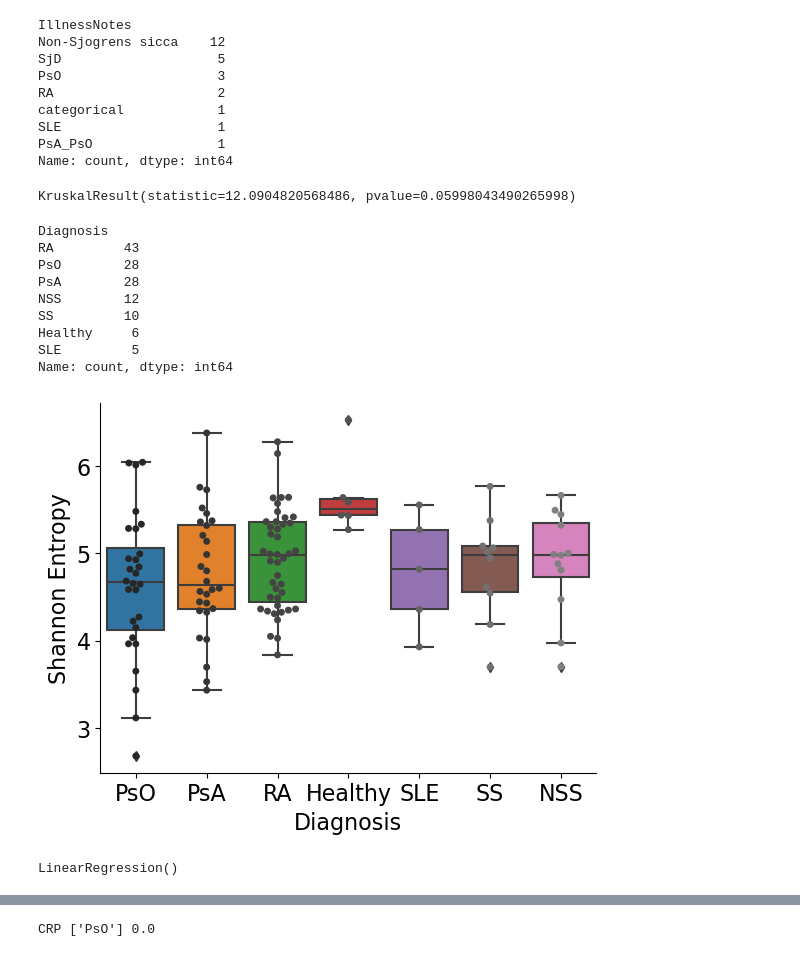
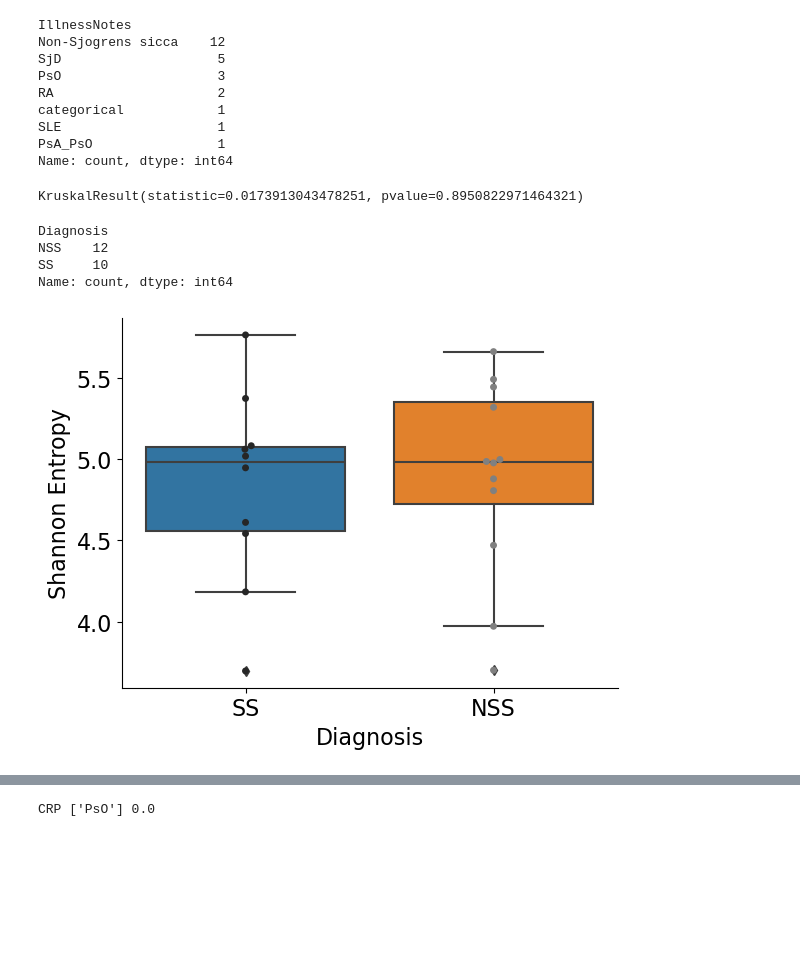
Before and after one commit to kbpi314/ampaim, a Jupyter notebook: code/AMPAIM_v10.ipynb, the cells around one changed output, grey strips where cells are left out. Drawn from its saved outputs; the diff is of its cells as text; code cells hidden in the pictures; blank space fills up the shorter version.

```diff
--- a/code/AMPAIM_v10.ipynb
+++ b/code/AMPAIM_v10.ipynb
@@ -296,73 +314,39 @@ Name: count, dtype: int64
 # %%
 # plot nicer alpha div
 df_alpha = pd.read_csv(path + 'inputs/Q2_MSQ138_141_noctrl_noeiser_nocd_correct/metadata.tsv', sep='\t')
 df_alpha = df_alpha.iloc[1:,:]
 df_alpha = df_alpha.set_index('id')
 
 # convert to float
 df_alpha['shannon_entropy'] = df_alpha['shannon_entropy'].map(lambda x: float(x))
 
 # convert NSS to SICCA
-df_alpha['Diagnosis'] = df_alpha['Diagnosis'].replace('non-sjogrens sicca','NSS')
-df_alpha['Diagnosis'] = df_alpha['Diagnosis'].replace('pso','PsO')
-df_alpha['Diagnosis'] = df_alpha['Diagnosis'].replace('psa','PsA')
-df_alpha['Diagnosis'] = df_alpha['Diagnosis'].replace('sle','SLE')
-df_alpha['Diagnosis'] = df_alpha['Diagnosis'].replace('ss','SS')
-df_alpha['Diagnosis'] = df_alpha['Diagnosis'].replace('healthy','Healthy')
+pairs = [('non-sjogrens sicca','NSS'), ('pso','PsO'), ('psa','PsA'), ('sle','SLE'), ('ss','SS'),('healthy','Healthy')]
+for p in pairs:
+    df_alpha['Diagnosis'] = df_alpha['Diagnosis'].replace(p[0],p[1])
+
+# subset on NSS SS
+df_alpha = df_alpha[df_alpha['Diagnosis'].isin(['NSS','SS'])]
 
 # KW test
 print(scipy.stats.kruskal(*list(df_alpha.groupby('Diagnosis')['shannon_entropy'].apply(list).values), nan_policy='propagate', axis=0, keepdims=False))
 
 # do sns
 ax = sns.boxplot(data=df_alpha, x='Diagnosis', y='shannon_entropy')
 sns.swarmplot(data=df_alpha, x='Diagnosis', y='shannon_entropy', palette='dark:grey', hue=None)
 
 # ax.axes.set_title("Title",fontsize=48)
 ax.set_ylabel("Shannon Entropy",fontsize=16)
 ax.set_xlabel("Diagnosis",fontsize=16)
 ax.tick_params(labelsize=16)
 #plt.xticks(rotation=45)
 sns.despine()
 # plt.savefig(path + 'inputs/Qiime2_0_KB_batch/adiv.pdf')
 df_alpha.Diagnosis.value_counts()
 # %% [output]
-KruskalResult(statistic=12.0904820568486, pvalue=0.05998043490265998)
+KruskalResult(statistic=0.0173913043478251, pvalue=0.8950822971464321)
 Diagnosis
-RA         43
-PsO        28
-PsA        28
-NSS        12
-SS         10
-Healthy     6
-SLE         5
+NSS    12
+SS     10
 Name: count, dtype: int64
-[figure, old version]
+[figure, new version]
-# %%
-# df_alpha[['Diagnosis','shannon_entropy']]
-df = df_merge.set_index('#SampleID')
-df = df.drop('#q2:types')#,axis=1)
-df = pd.concat([df, df_alpha['shannon_entropy']],axis=1)
-
-df141 = df_141_q2.set_index('#SampleID')
-df141 = df141.drop('#q2:types')
-s141 = df141.index.values
-df = df.loc[s141,:]
-
-from sklearn import linear_model
-clf = linear_model.LinearRegression()
-
-X = df[['hcq','mtx']].values
-y = df['shannon_entropy'].values
-# df = df[df['Diagnosis'].isin(['non-sjogrens sicca','ss'])]
-df[['hcq','mtx','shannon_entropy','Diagnosis']].to_csv(path + 'inputs/df_ss_med_R.tsv', sep='\t')
-
-clf.fit(X,y)
-# X = np.array([[1, 1], [1, 2], [2, 2], [2, 3]])
-# y = 1 * x_0 + 2 * x_1 + 3
-# y = np.dot(X, np.array([1, 2])) + 3
-# reg = LinearRegression().fit(X, y)
-# reg.score(X, y)
-# reg.coef_
-# reg.intercept_
-# %% [output]
-LinearRegression()
```
Also changed, not shown: parts of 39 cells of this notebook.
